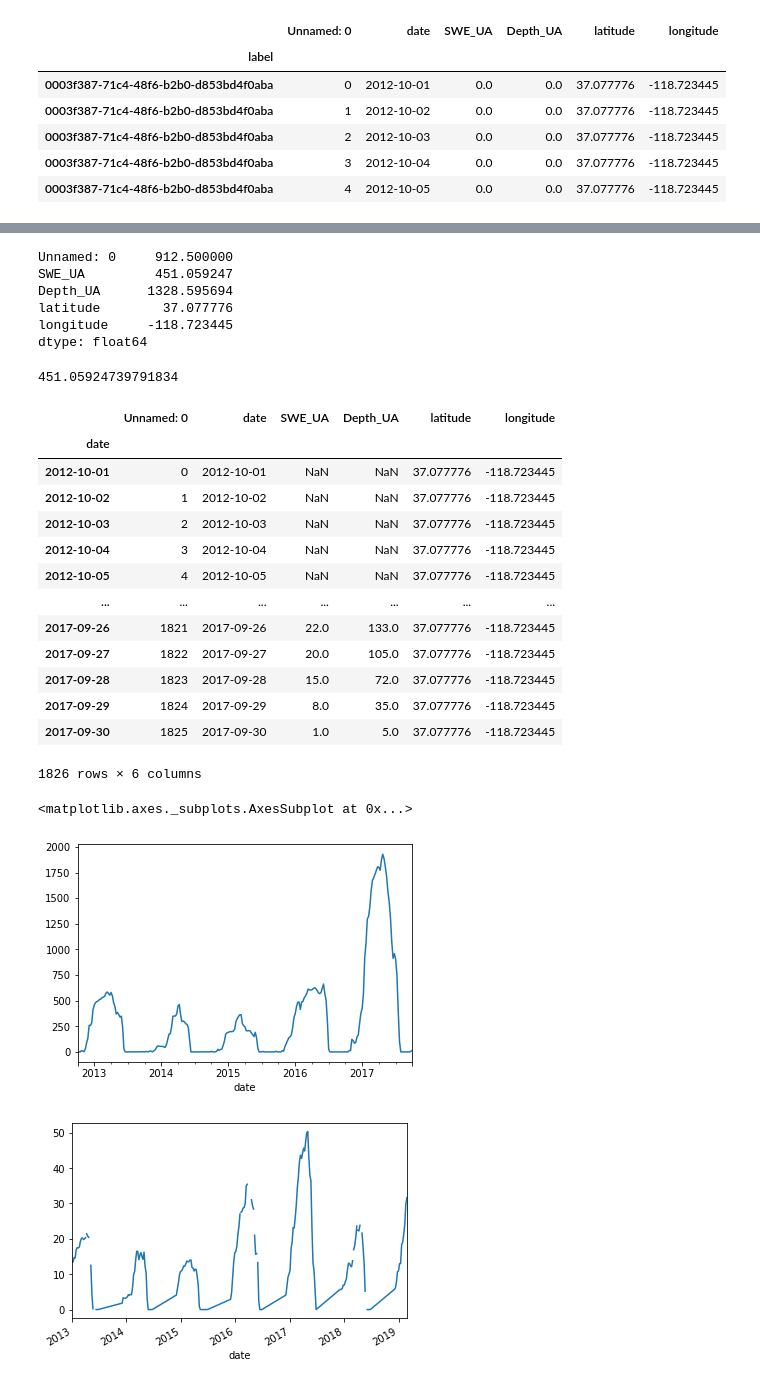
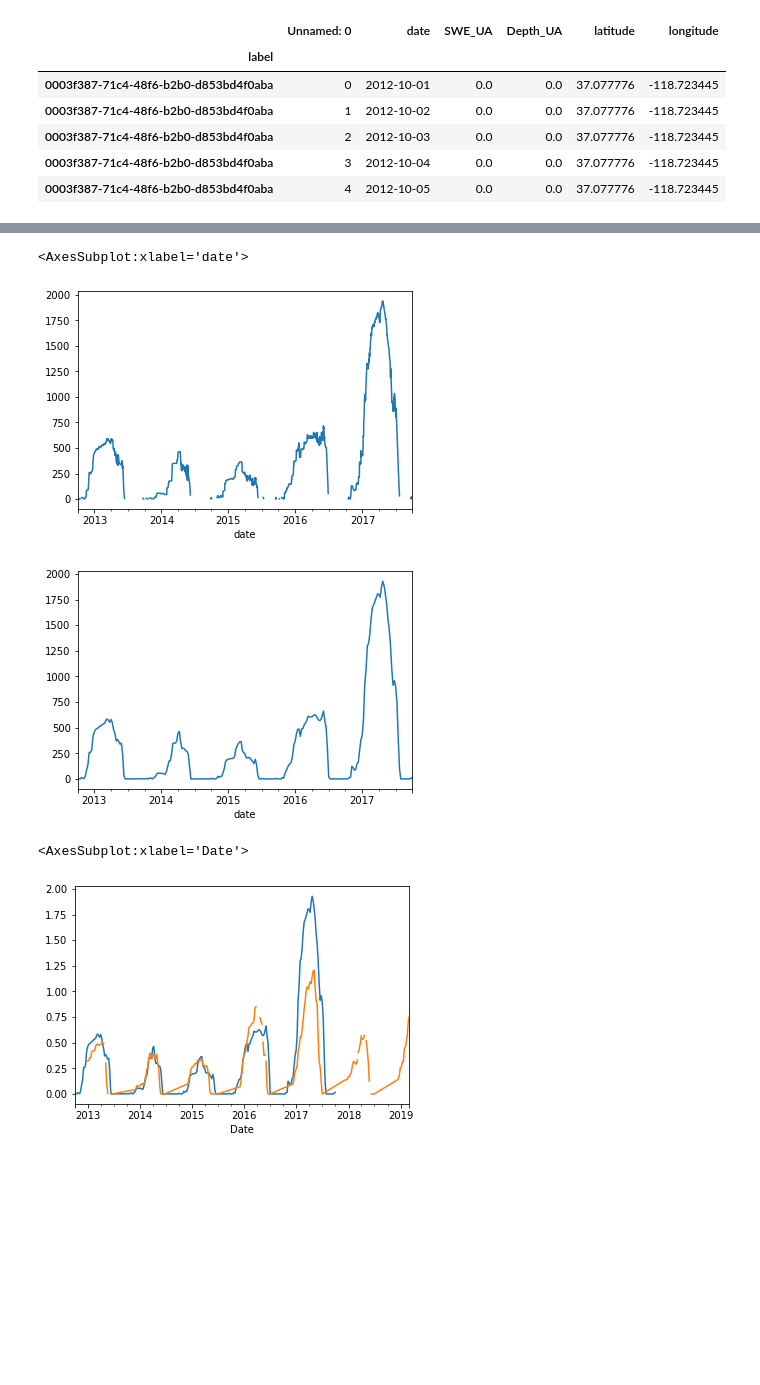
Before and after one commit to NCristea/SEUP, a Jupyter notebook: check_sampled_data.ipynb, the cells around one changed output, grey strips where cells are left out. Saved outputs shown, nothing was run; the diff lists cells and outputs as text; code cells hidden in the pictures; blank space fills up the shorter version.

```diff
--- a/check_sampled_data.ipynb
+++ b/check_sampled_data.ipynb
@@ -49,2 +71,2 @@ one_station = one_station.to_frame()
 # %%
-one_station['date'] = test_one_station.index
+#one_station['date'] = test_one_station.index
@@ -68,2 +75,2 @@ test_one_station
 # %%
-one_station = one_station.set_index(pd.DatetimeIndex(test_one_station['date']))
+#one_station = one_station.set_index(pd.DatetimeIndex(test_one_station['date']))
@@ -75,5 +77,5 @@ test_one_station.plot()
 # %%
-us_grid = pd.read_csv('/Users/carina/Desktop/code/Processing_tools/us_grid.csv')
+us_grid = pd.read_csv(ROOT_DIR + '/single_csv_file.csv')
 # %%
 us_grid
 # %% [output]
@@ -151,42 +118,23 @@ year_SWE = test_loc.mean(skipna = True)
-# %%
-year_SWE
-# %% [output]
-Unnamed: 0     912.500000
-SWE_UA         451.059247
-Depth_UA      1328.595694
-latitude        37.077776
-longitude     -118.723445
-dtype: float64
-# %%
-year_SWE
-# %% [output]
-451.05924739791834
 # %%
-test_loc
+test_loc['SWE_UA'].plot()
 # %% [output]
-|  | Unnamed: 0 | date | SWE_UA | Depth_UA | latitude | longitude |
-| date |  |  |  |  |  |  |
-| 2012-10-01 | 0 | 2012-10-01 | NaN | NaN | 37.077776 | -118.723445 |
-| 2012-10-02 | 1 | 2012-10-02 | NaN | NaN | 37.077776 | -118.723445 |
-| 2012-10-03 | 2 | 2012-10-03 | NaN | NaN | 37.077776 | -118.723445 |
-| 2012-10-04 | 3 | 2012-10-04 | NaN | NaN | 37.077776 | -118.723445 |
-| 2012-10-05 | 4 | 2012-10-05 | NaN | NaN | 37.077776 | -118.723445 |
-| ... | ... | ... | ... | ... | ... | ... |
-| 2017-09-26 | 1821 | 2017-09-26 | 22.0 | 133.0 | 37.077776 | -118.723445 |
-| 2017-09-27 | 1822 | 2017-09-27 | 20.0 | 105.0 | 37.077776 | -118.723445 |
-| 2017-09-28 | 1823 | 2017-09-28 | 15.0 | 72.0 | 37.077776 | -118.723445 |
-| 2017-09-29 | 1824 | 2017-09-29 | 8.0 | 35.0 | 37.077776 | -118.723445 |
-| 2017-09-30 | 1825 | 2017-09-30 | 1.0 | 5.0 | 37.077776 | -118.723445 |
-1826 rows × 6 columns
+<AxesSubplot:xlabel='date'>
+[figure, added]
 # %%
 #test_loc.plot(x = 'date', y = 'SWE_UA')
+temp_snotel = one_station['76b55900-eb3d-4d25-a538-f74302ffe72d']['2012-01-01' :'2019-03-01']*0.024
+
 test_loc_weekly['SWE_UA']['2012-01-01' :'2019-03-01'].plot()
+
+temp_ua = test_loc_weekly['SWE_UA']['2012-01-01' :'2019-03-01']/1000
 # %% [output]
-<matplotlib.axes._subplots.AxesSubplot at 0x...>
 [figure]
 # %%
-ax = test_one_station['76b55900-eb3d-4d25-a538-f74302ffe72d']['2012-01-01' :'2019-03-01'].plot()
+#ax = one_station['76b55900-eb3d-4d25-a538-f74302ffe72d']['2012-01-01' :'2019-03-01'].plot()
+ax = temp_ua.plot()
+temp_snotel.plot(ax = ax)
 # %% [output]
+<AxesSubplot:xlabel='Date'>
-[figure, old version]
+[figure, new version]
 # %%
 #test_loc.plot(ax=ax)
```
Also changed, not shown: parts of 21 cells of this notebook, 6 other files.
